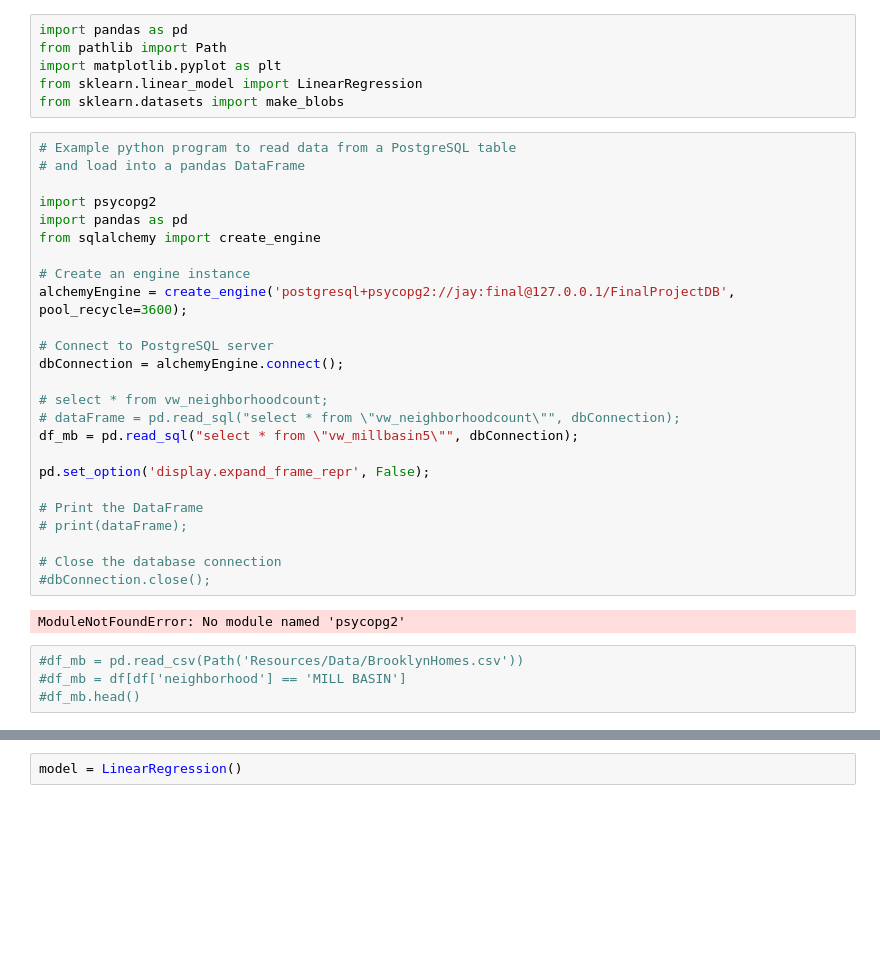
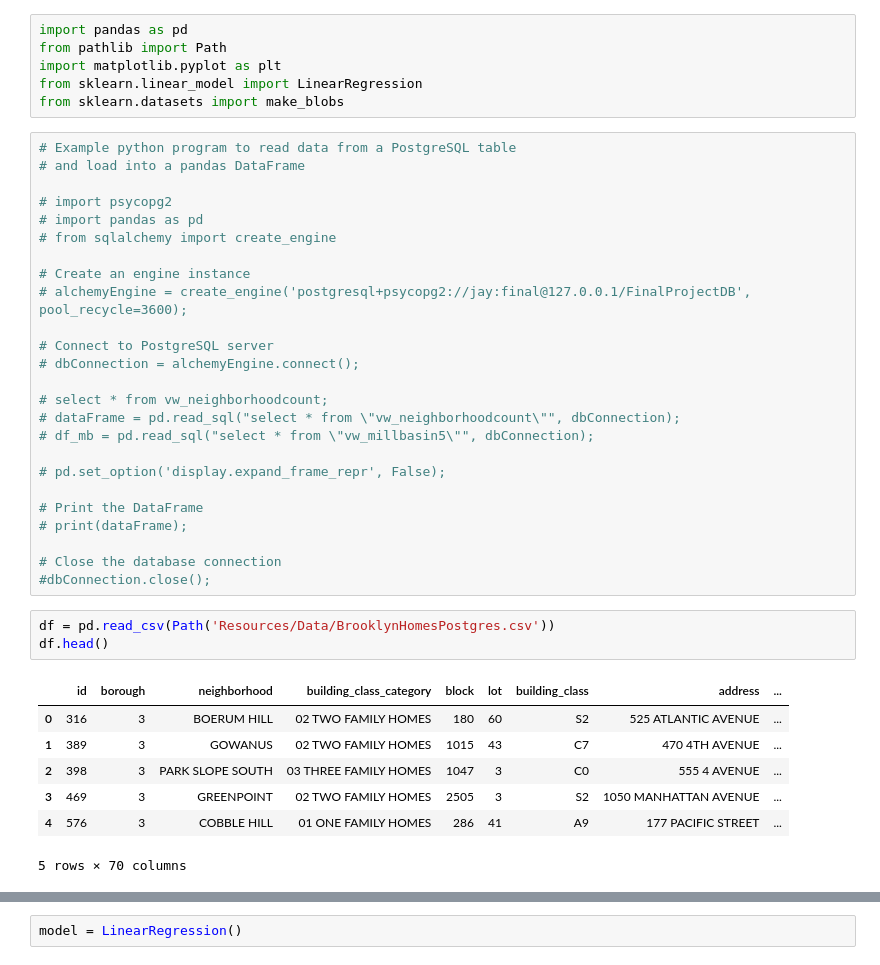
Before and after one commit to jasonmontes94/BrooklynHousingAnalysis, a Jupyter notebook: MLModelPOSTGRES.ipynb, the cells around one changed output, grey strips where cells are left out. Drawn from its saved outputs; the diff is of its cells as text; blank space fills up the shorter version.

```diff
--- a/MLModelPOSTGRES.ipynb
+++ b/MLModelPOSTGRES.ipynb
@@ -8,30 +8,35 @@ from sklearn.datasets import make_blobs
 # Example python program to read data from a PostgreSQL table
 # and load into a pandas DataFrame
 
-import psycopg2
-import pandas as pd
-from sqlalchemy import create_engine
+# import psycopg2
+# import pandas as pd
+# from sqlalchemy import create_engine
 
 # Create an engine instance
-alchemyEngine = create_engine('postgresql+psycopg2://jay:final@127.0.0.1/FinalProjectDB', pool_recycle=3600);
+# alchemyEngine = create_engine('postgresql+psycopg2://jay:final@127.0.0.1/FinalProjectDB', pool_recycle=3600);
 
 # Connect to PostgreSQL server
-dbConnection = alchemyEngine.connect();
+# dbConnection = alchemyEngine.connect();
 
 # select * from vw_neighborhoodcount;
 # dataFrame = pd.read_sql("select * from \"vw_neighborhoodcount\"", dbConnection);
-df_mb = pd.read_sql("select * from \"vw_millbasin5\"", dbConnection);
+# df_mb = pd.read_sql("select * from \"vw_millbasin5\"", dbConnection);
 
-pd.set_option('display.expand_frame_repr', False);
+# pd.set_option('display.expand_frame_repr', False);
 
 # Print the DataFrame
 # print(dataFrame);
 
 # Close the database connection
 #dbConnection.close();
-# %% [output]
-ModuleNotFoundError: No module named 'psycopg2'
 # %%
-#df_mb = pd.read_csv(Path('Resources/Data/BrooklynHomes.csv'))
-#df_mb = df[df['neighborhood'] == 'MILL BASIN']
-#df_mb.head()
+df = pd.read_csv(Path('Resources/Data/BrooklynHomesPostgres.csv'))
+df.head()
+# %% [output]
+|  | id | borough | neighborhood | building_class_category | block | lot | building_class | address | ... |
+| 0 | 316 | 3 | BOERUM HILL | 02 TWO FAMILY HOMES | 180 | 60 | S2 | 525 ATLANTIC AVENUE | ... |
+| 1 | 389 | 3 | GOWANUS | 02 TWO FAMILY HOMES | 1015 | 43 | C7 | 470 4TH AVENUE | ... |
+| 2 | 398 | 3 | PARK SLOPE SOUTH | 03 THREE FAMILY HOMES | 1047 | 3 | C0 | 555 4 AVENUE | ... |
+| 3 | 469 | 3 | GREENPOINT | 02 TWO FAMILY HOMES | 2505 | 3 | S2 | 1050 MANHATTAN AVENUE | ... |
+| 4 | 576 | 3 | COBBLE HILL | 01 ONE FAMILY HOMES | 286 | 41 | A9 | 177 PACIFIC STREET | ... |
+5 rows × 70 columns
```
Also changed, not shown: parts of 9 cells of this notebook, 2 other files.
